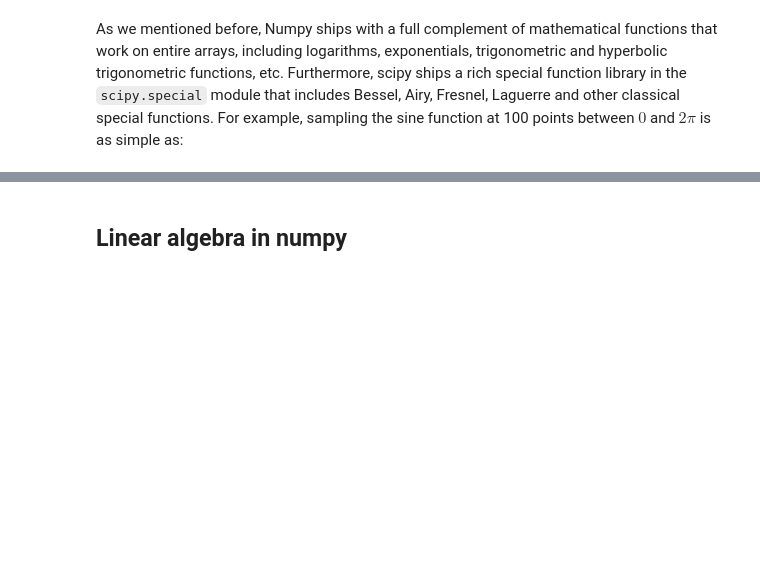
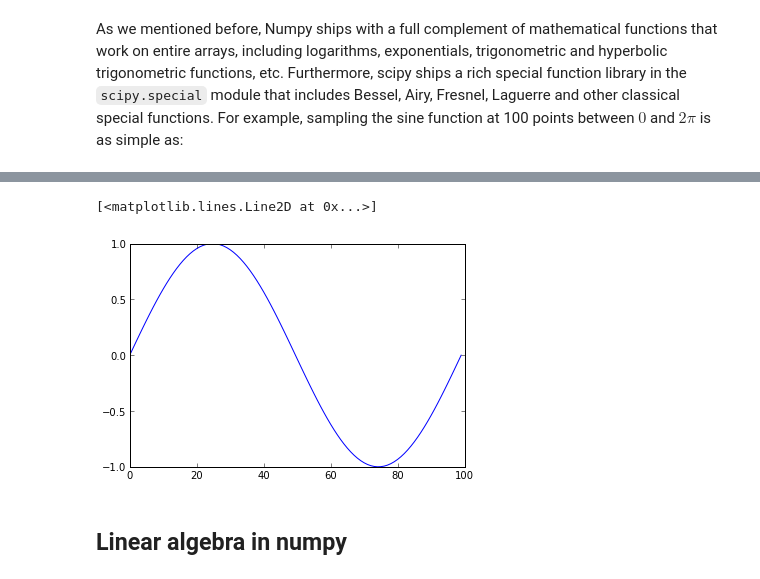
Before and after one commit to kialio/python-bootcamp, a Jupyter notebook: Lectures/05_NumpyMatplotlib/IntroNumPy.ipynb, the cells around one changed output, grey strips where cells are left out. Saved outputs shown, nothing was run; the diff lists cells and outputs as text; code cells hidden in the pictures; blank space fills up the shorter version.

```diff
--- a/Lectures/05_NumpyMatplotlib/IntroNumPy.ipynb
+++ b/Lectures/05_NumpyMatplotlib/IntroNumPy.ipynb
@@ -373,3 +390,8 @@ y = np.sin(x)
+# %%
+plot(y)
+# %% [output]
+[<matplotlib.lines.Line2D at 0x...>]
+[figure, added]
 # %% [markdown]
 ## Linear algebra in numpy
 # %% [markdown]
```
Also changed, not shown: parts of 12 cells of this notebook, 27 other files.
